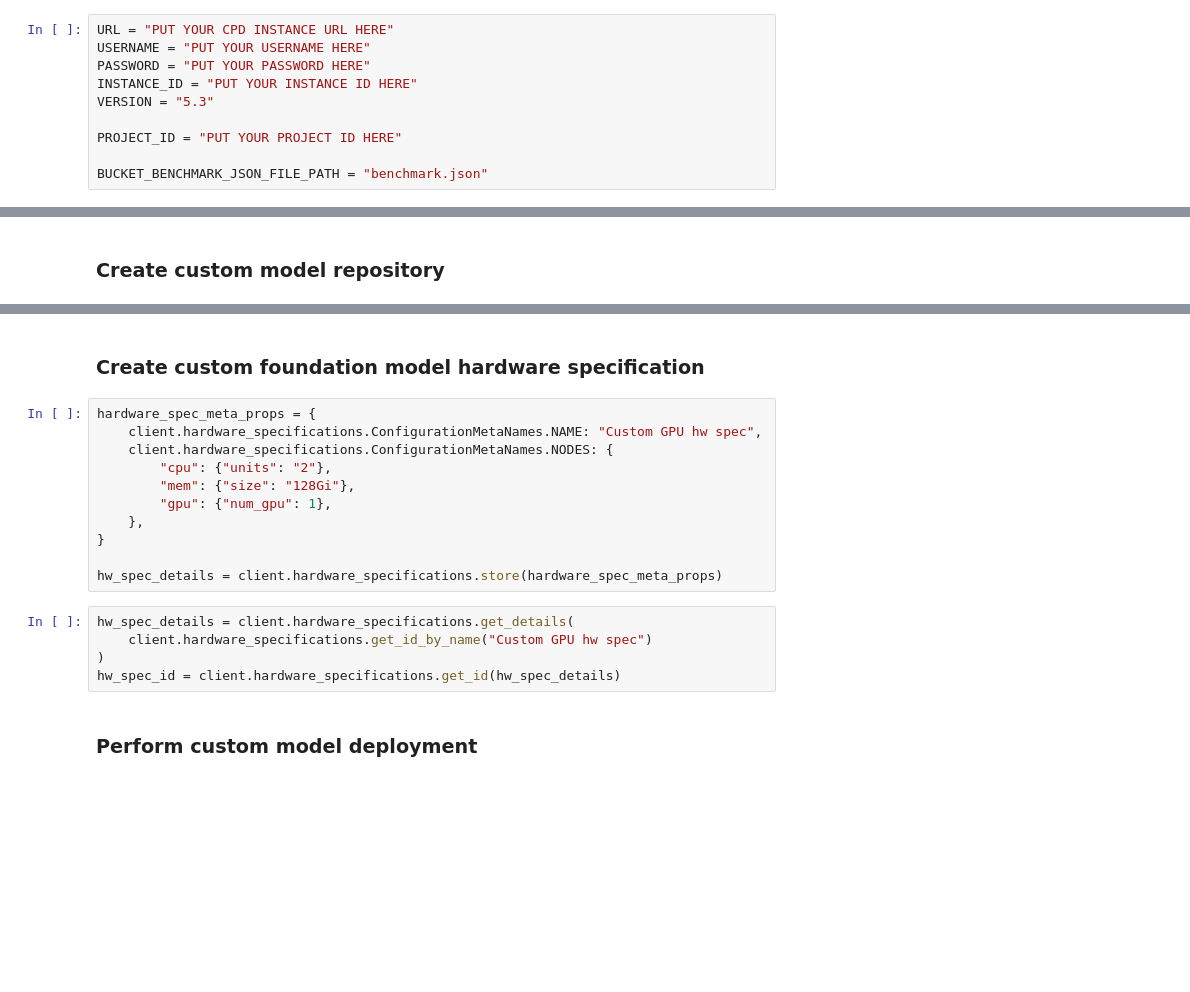
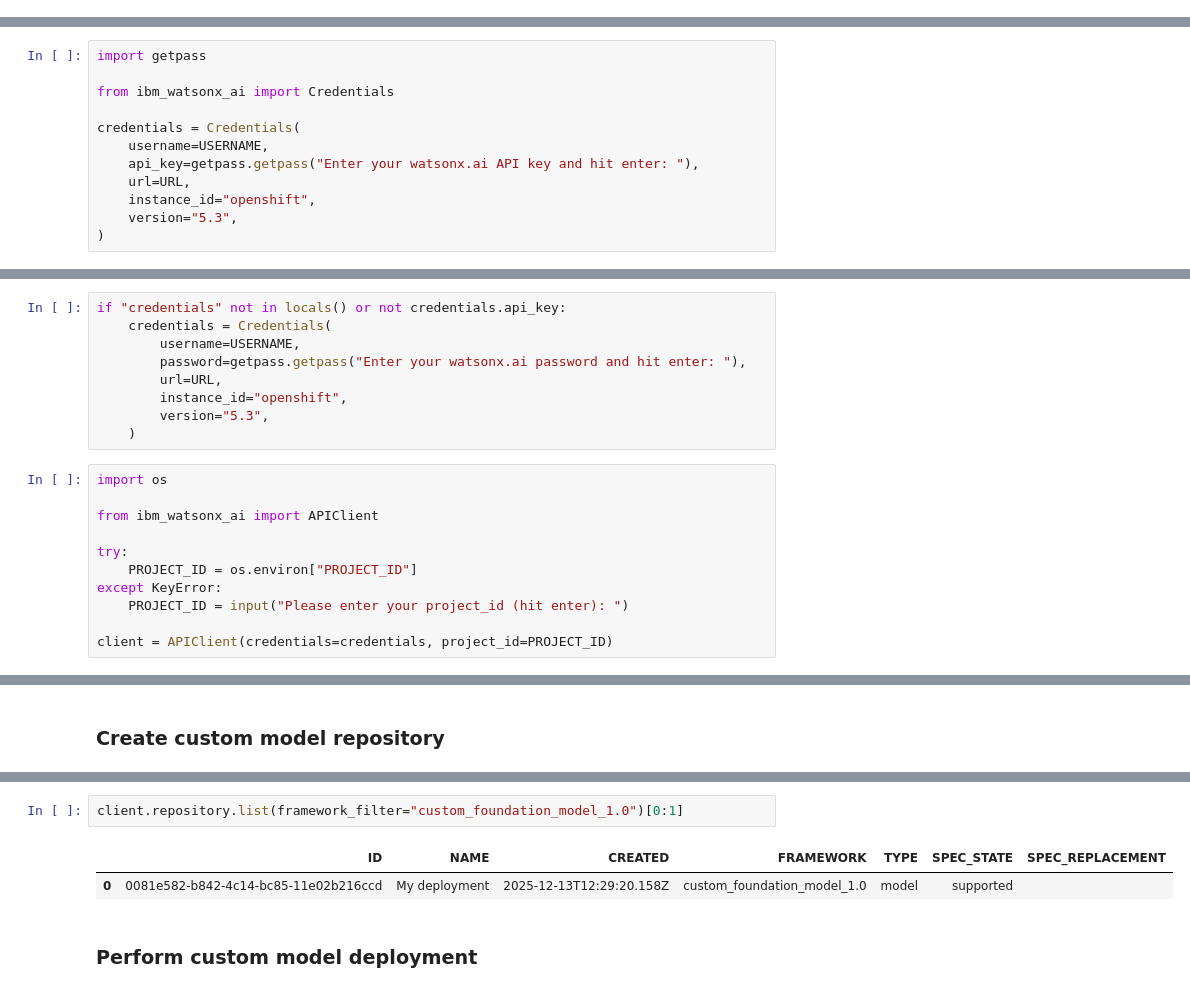
Before and after one commit to IBM/watsonx-ai-samples, a Jupyter notebook: cpd5.3/notebooks/python_sdk/experiments/autoai_rag/Use AutoAI RAG with custom foundation model.ipynb, the cells around one changed output, grey strips where cells are left out. Drawn from its saved outputs; the diff is of its cells as text; blank space fills up the shorter version.

```diff
--- a/cpd5.3/notebooks/python_sdk/experiments/autoai_rag/Use AutoAI RAG with custom foundation model.ipynb
+++ b/cpd5.3/notebooks/python_sdk/experiments/autoai_rag/Use AutoAI RAG with custom foundation model.ipynb
@@ -54,10 +47,0 @@ Please fill below values to be able to move forward:
-# %%
-URL = "PUT YOUR CPD INSTANCE URL HERE"
-USERNAME = "PUT YOUR USERNAME HERE"
-PASSWORD = "PUT YOUR PASSWORD HERE"
-INSTANCE_ID = "PUT YOUR INSTANCE ID HERE"
-VERSION = "5.3"
-
-PROJECT_ID = "PUT YOUR PROJECT ID HERE"
-
-BUCKET_BENCHMARK_JSON_FILE_PATH = "benchmark.json"
@@ -79,0 +73,12 @@ client = APIClient(credentials=credentials, project_id=PROJECT_ID)
+# %%
+import getpass
+
+from ibm_watsonx_ai import Credentials
+
+credentials = Credentials(
+    username=USERNAME,
+    api_key=getpass.getpass("Enter your watsonx.ai API key and hit enter: "),
+    url=URL,
+    instance_id="openshift",
+    version="5.3",
+)
@@ -80,3 +87,23 @@ client = APIClient(credentials=credentials, project_id=PROJECT_ID)
+# %%
+if "credentials" not in locals() or not credentials.api_key:
+    credentials = Credentials(
+        username=USERNAME,
+        password=getpass.getpass("Enter your watsonx.ai password and hit enter: "),
+        url=URL,
+        instance_id="openshift",
+        version="5.3",
+    )
+# %%
+import os
+
+from ibm_watsonx_ai import APIClient
+
+try:
+    PROJECT_ID = os.environ["PROJECT_ID"]
+except KeyError:
+    PROJECT_ID = input("Please enter your project_id (hit enter): ")
+
+client = APIClient(credentials=credentials, project_id=PROJECT_ID)
 # %% [markdown]
 ## Create custom PVC for custom foundation model
 
@@ -114,21 +130,8 @@ client.repository.list(framework_filter="custom_foundation_model_1.0")
-# %% [markdown]
-### Create custom foundation model hardware specification
-# %%
-hardware_spec_meta_props = {
-    client.hardware_specifications.ConfigurationMetaNames.NAME: "Custom GPU hw spec",
-    client.hardware_specifications.ConfigurationMetaNames.NODES: {
-        "cpu": {"units": "2"},
-        "mem": {"size": "128Gi"},
-        "gpu": {"num_gpu": 1},
-    },
-}
-
-hw_spec_details = client.hardware_specifications.store(hardware_spec_meta_props)
-# %%
-hw_spec_details = client.hardware_specifications.get_details(
-    client.hardware_specifications.get_id_by_name("Custom GPU hw spec")
-)
-hw_spec_id = client.hardware_specifications.get_id(hw_spec_details)
+# %%
+client.repository.list(framework_filter="custom_foundation_model_1.0")[0:1]
+# %% [output]
+|  | ID | NAME | CREATED | FRAMEWORK | TYPE | SPEC_STATE | SPEC_REPLACEMENT |
+| 0 | 0081e582-b842-4c14-bc85-11e02b216ccd | My deployment | 2025-12-13T12:29:20.158Z | custom_foundation_model_1.0 | model | supported |  |
 # %% [markdown]
 ### Perform custom model deployment
 # %%
```
Also changed, not shown: parts of 23 cells of this notebook, 7 other files.
